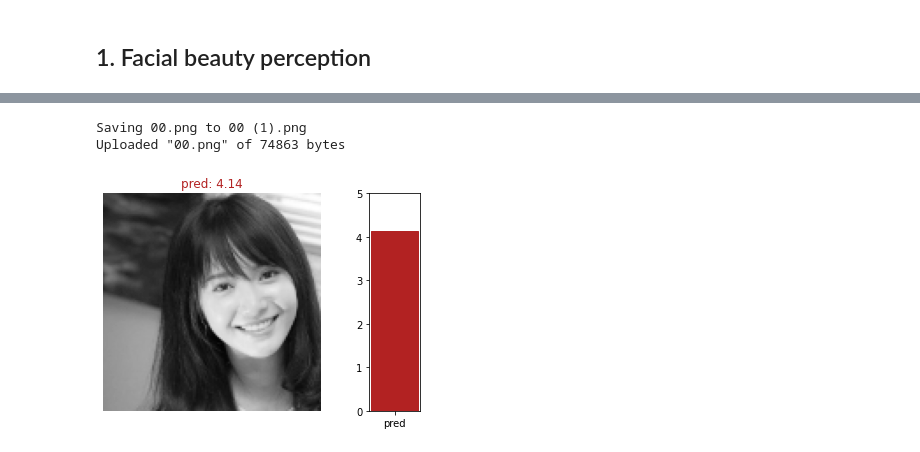
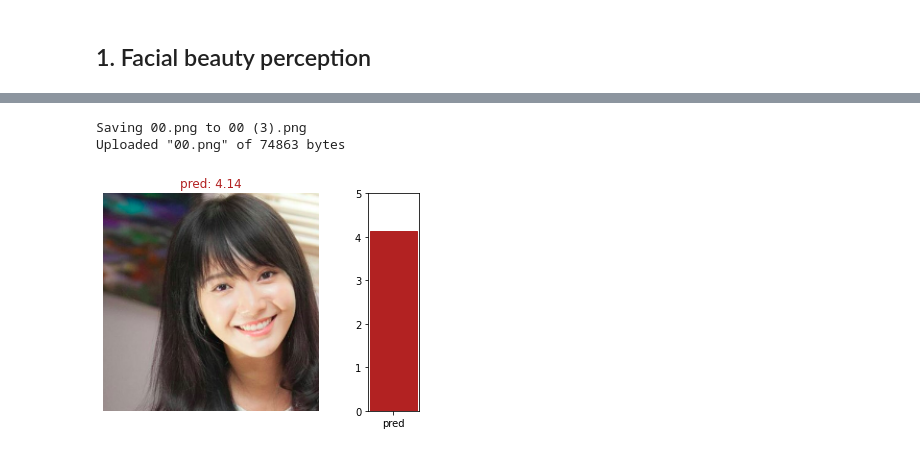
Before and after one commit to LapTQ/mlapplications, a Jupyter notebook: ML_applications.ipynb, the cells around one changed output, grey strips where cells are left out. Cells and saved outputs as stored; diff of their text form; code cells hidden in the pictures.

```diff
--- a/ML_applications.ipynb
+++ b/ML_applications.ipynb
@@ -14,4 +5,8 @@ Unpacking objects: 100% (17/17), done.
 # %%
+#@title Import and load model
+
+!git clone https://github.com/LapTQ/mlapplications.git
+
 import matplotlib.pyplot as plt
 import numpy as np
 import pandas as pd
@@ -36,11 +31,9 @@ seed = 42
 image_size = (124, 124)
 channels = 1
 
-input_shape = image_size + (channels,)
-
 resize_and_scale = tf.keras.Sequential(
     [
-     tf.keras.layers.Resizing(*image_size, crop_to_aspect_ratio=True),
+     tf.keras.layers.Resizing(124, 124, crop_to_aspect_ratio=True),
      tf.keras.layers.Rescaling(1./255), # use offset=-1 if wanted it to be [-1, 1]
      ]
 )
@@ -48,7 +41,7 @@ resize_and_scale = tf.keras.Sequential(
 fbp_model = tf.keras.models.load_model('/content/mlapplications/trained_models/fbp')
 
 def plot_img(img, pred):
-    plt.imshow(np.squeeze(img), cmap='gray' if channels == 1 else 'rgb')
+    plt.imshow(np.squeeze(img))#, cmap='gray' if channels == 1 else 'rgb')
     plt.title('pred: %.2f' % (pred.squeeze()), color='firebrick')
     plt.axis('off')
 
@@ -58,31 +51,30 @@ def plot_scores(score):
     this_plot[0].set_color('firebrick')
     plt.yticks(range(6))
 # %%
-#@title Tải ảnh lên và tiến hành dự đoán
-
-from google.colab import files
+#@title Upload portrait image from computer
 
 uploaded = files.upload()
 
 for fn in uploaded.keys():
     print('Uploaded "{}" of {} bytes'.format(fn, len(uploaded[fn])))
 
+    raw_img = image.load_img(fn)
+
     img = image.load_img(fn, color_mode='grayscale' if channels == 1 else None)
-
     img = image.img_to_array(img)
     img = resize_and_scale(img)
 
     pred = fbp_model.predict(np.expand_dims(img, axis=0))
 
     spec = gridspec.GridSpec(ncols=2, nrows=1, width_ratios=[5, 1])
     plt.subplot(spec[0])
-    plot_img(img, pred)
+    plot_img(raw_img, pred)
     plt.subplot(spec[1])
     plot_scores(pred)
 
     plt.show()
 # %% [output]
 [interactive output not drawn]
-Saving 00.png to 00 (1).png
+Saving 00.png to 00 (3).png
 Uploaded "00.png" of 74863 bytes
-[figure, old version]
+[figure, new version]
```
Also changed, not shown: parts of 1 cell of this notebook.
